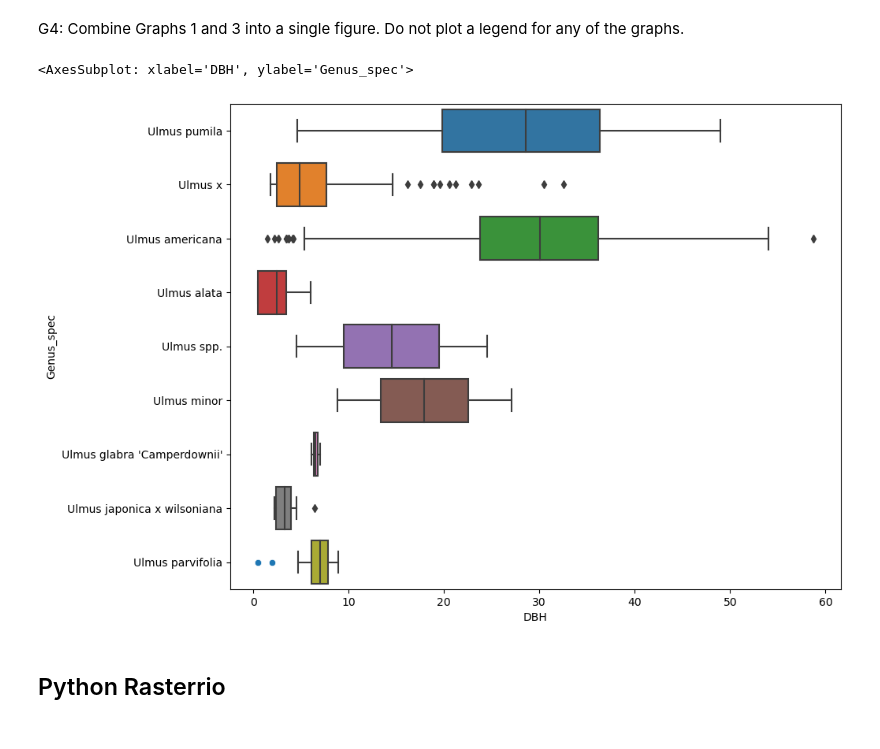
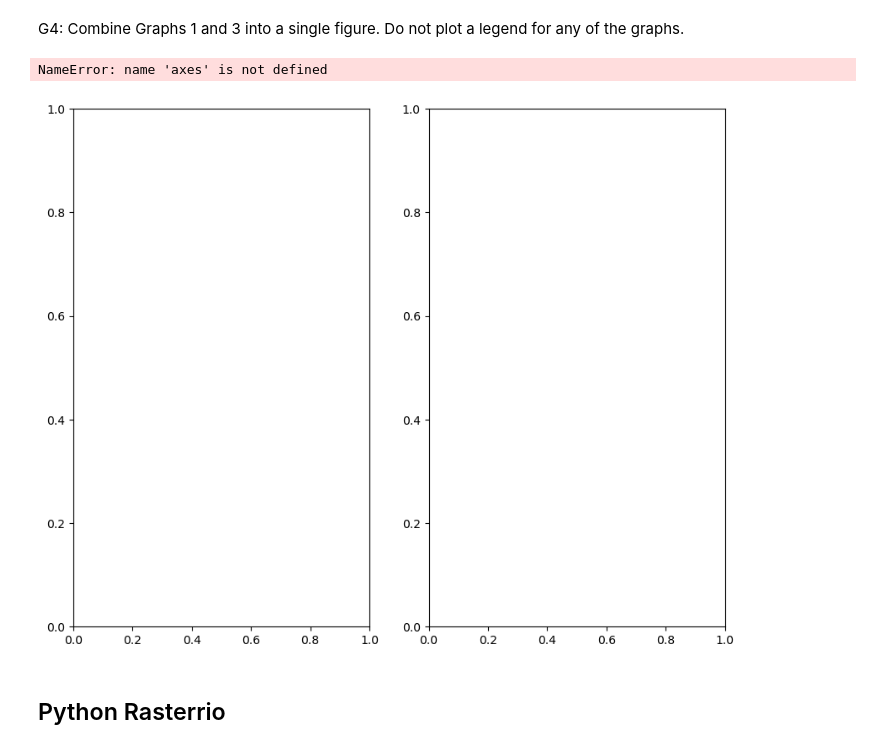
Before and after one commit to scottsouter/PY4SA23_Assignment, a Jupyter notebook: Assignment_script.ipynb, the cells around one changed output. Cells and saved outputs as stored; diff of their text form; code cells hidden in the pictures.

```diff
--- a/Assignment_script.ipynb
+++ b/Assignment_script.ipynb
@@ -83,0 +88,6 @@ park_trees_df.query ('(Genus=="Acer" | Genus=="Quercus")')
+# %%
+import numpy as np
+import pandas as pd
+
+park_trees_df = pd.read_csv('portland_park_trees.csv')
+park_trees_df.query ('(Genus=="Acer" | Genus=="Quercus") & DBH>50')
@@ -111,12 +149,13 @@ plt.show()
 # %% [markdown]
 G4: Combine Graphs 1 and 3 into a single figure. Do not plot a legend for any of the graphs.
 # %%
-fig, ax = plt.subplots(1, 1)
-sns.scatterplot(data=park_trees_df.loc[park_trees_df["Genus"]=="Ulmus"], x='DBH', y='TreeHeight')
-sns.boxplot(data=park_trees_df.loc[park_trees_df["Genus"]=="Ulmus"], x='DBH', y='Genus_spec')
+fig, ax = plt.subplots(1, 2)
+sns.scatterplot(data=park_trees_df.loc[park_trees_df["Genus"]=="Ulmus"], x='DBH', y='TreeHeight',ax=axes[1])
+sns.boxplot(data=park_trees_df.loc[park_trees_df["Genus"]=="Ulmus"], x='DBH', y='Genus_spec',ax=axes[2])
+plt.subplots_adjust(wspace=0.5, right=2)
 # %% [output]
-<AxesSubplot: xlabel='DBH', ylabel='Genus_spec'>
+NameError: name 'axes' is not defined
-[figure, old version]
+[figure, new version]
 # %% [markdown]
 ## Python Rasterrio
 # %%
```
Also changed, not shown: parts of 16 cells of this notebook, 1 other file.
